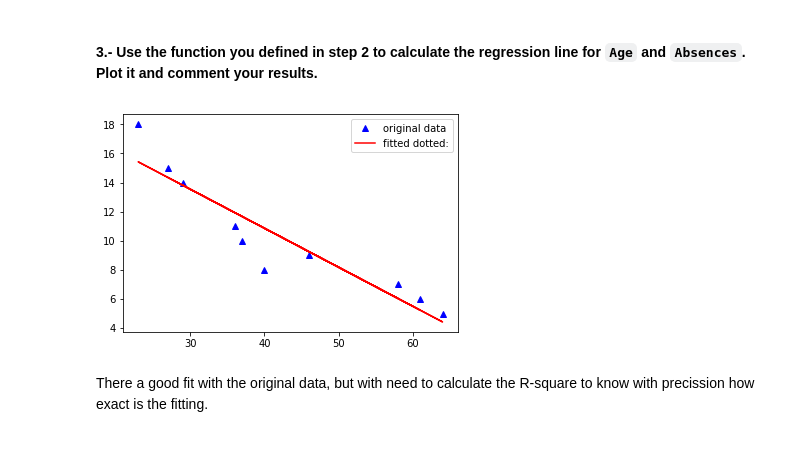
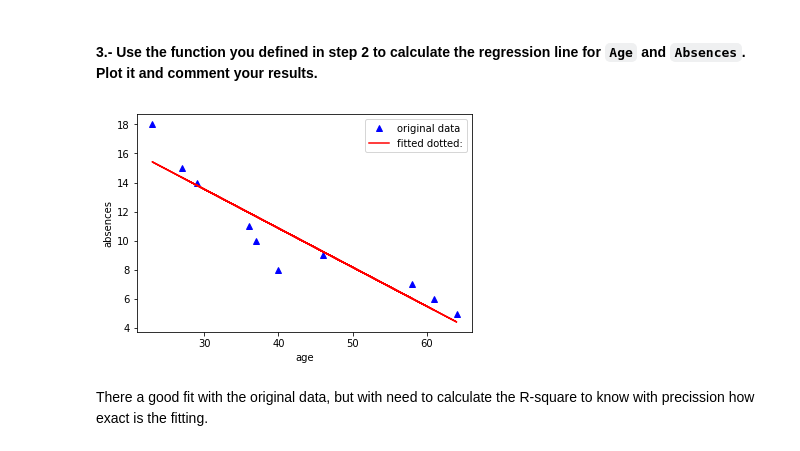
Before and after one commit to ta-data-bcn/lab-linear-regression-correlation, a Jupyter notebook: your-code/main.ipynb, the cells around one changed output. Cells and saved outputs as stored; diff of their text form; code cells hidden in the pictures.

```diff
--- a/your-code/main.ipynb
+++ b/your-code/main.ipynb
@@ -64,16 +64,18 @@ def slope(x,y):
         denominator += (i-mu_x)**2
     m = numerator/denominator
     return m
+
 m = slope(ages,abse)
 
 
-def intercept(x,y):
+def intercept(x,y,slope):
+    m = slope(x,y)
     mu_x = sum(x)/len(x)
     mu_y = sum(y)/len(y)
     b = mu_y - m*mu_x
     return b
 
-b = intercept(ages,abse)
+b = intercept(ages,abse,slope)
 # %%
 print(f'eq is y = {round(m,3)}*x + {round(b,3)}')
 # %% [output]
@@ -83,12 +85,15 @@ eq is y = -0.268*x + 21.587
 # %%
 absences_new = m*data.Age +b
 
 plt.plot(data.Age,data.Absences, 'b^', label='original data')
 plt.plot(data.Age, b + m*data.Age,'r', label='fitted dotted:')
 plt.legend()
+plt.ylabel('absences')
+plt.xlabel('age')
+
 plt.show()
 # %% [output]
-[figure, old version]
+[figure, new version]
 # %% [markdown]
 There a good fit with the original data, but with need to calculate the R-square to know with precission how exact is the fitting.
 # %% [markdown]
```
Also changed, not shown: parts of 26 cells of this notebook.
